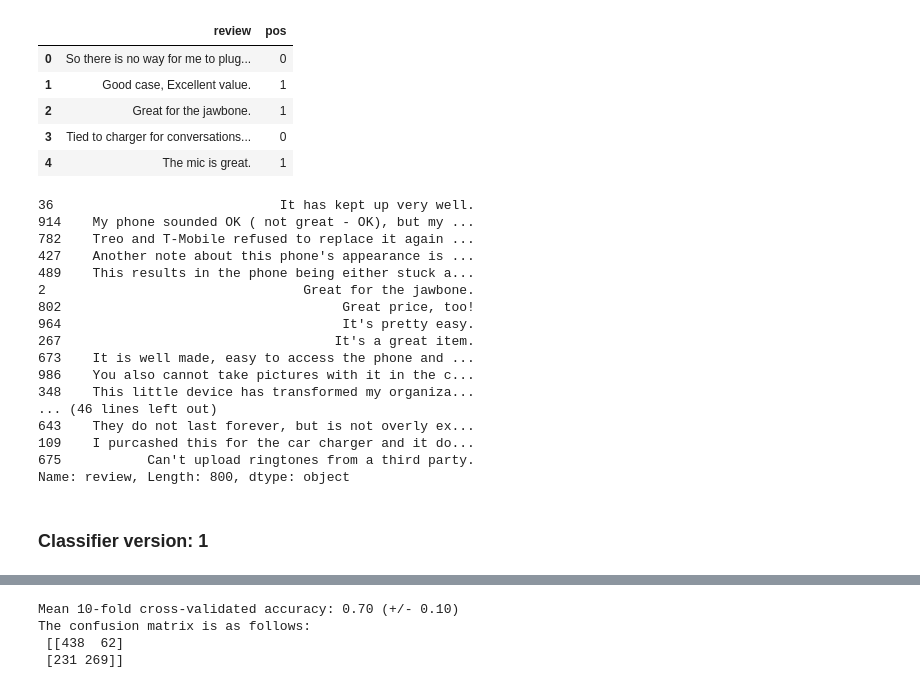
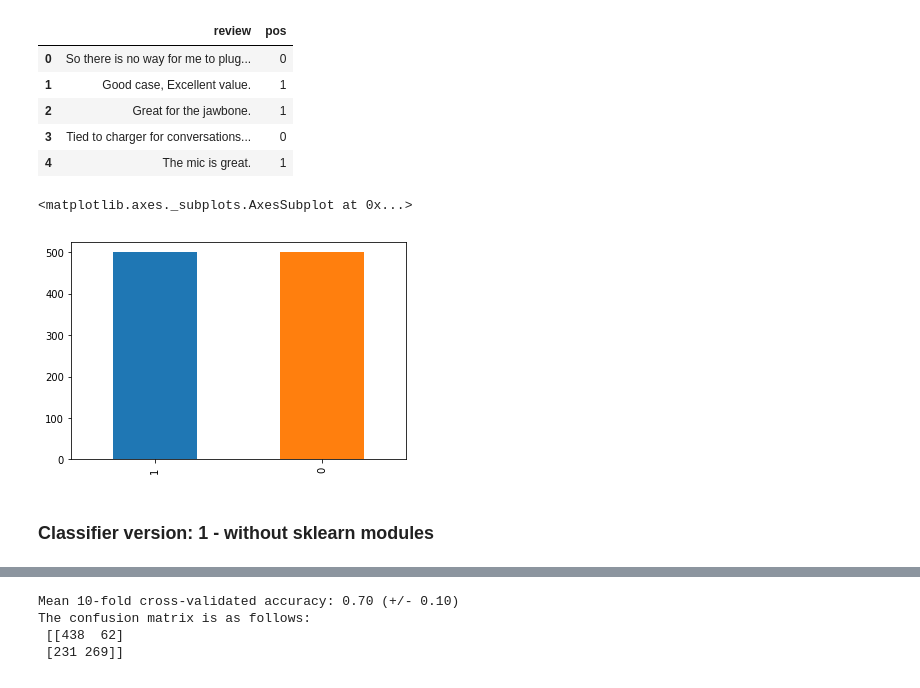
Before and after one commit to PriyankaBiswas/Data-Science, a Jupyter notebook: Unit2_SL/sentiment labelled sentences/Challenge_iterate_evaluate_classifier.ipynb, the cells around one changed output, grey strips where cells are left out. Saved outputs shown, nothing was run; the diff lists cells and outputs as text; code cells hidden in the pictures.

```diff
--- a/Unit2_SL/sentiment labelled sentences/Challenge_iterate_evaluate_classifier.ipynb
+++ b/Unit2_SL/sentiment labelled sentences/Challenge_iterate_evaluate_classifier.ipynb
@@ -51,21 +48,7 @@ data_train, data_test, y_train, y_test = train_test_split(
-# %%
-data_train
-# %% [output]
-36                             It has kept up very well.
-914    My phone sounded OK ( not great - OK), but my ...
-782    Treo and T-Mobile refused to replace it again ...
-427    Another note about this phone's appearance is ...
-489    This results in the phone being either stuck a...
-2                                 Great for the jawbone.
-802                                    Great price, too!
-964                                    It's pretty easy.
-267                                   It's a great item.
-673    It is well made, easy to access the phone and ...
-986    You also cannot take pictures with it in the c...
-348    This little device has transformed my organiza...
-... (46 lines left out)
-643    They do not last forever, but is not overly ex...
-109    I purcashed this for the car charger and it do...
-675           Can't upload ringtones from a third party.
-Name: review, Length: 800, dtype: object
+# %%
+# Equal number of spam and ham, which shows that we don't have class imbalance
+data.pos.value_counts().plot(kind='bar')
+# %% [output]
+<matplotlib.axes._subplots.AxesSubplot at 0x...>
+[figure, added]
 # %%
@@ -88,2 +75,2 @@ tokenized_count = Counter(tokenized_words).most_common()
 # %% [markdown]
-### Classifier version: 1
+### Classifier version: 1 - without sklearn modules
```
Also changed, not shown: parts of 39 cells of this notebook.
